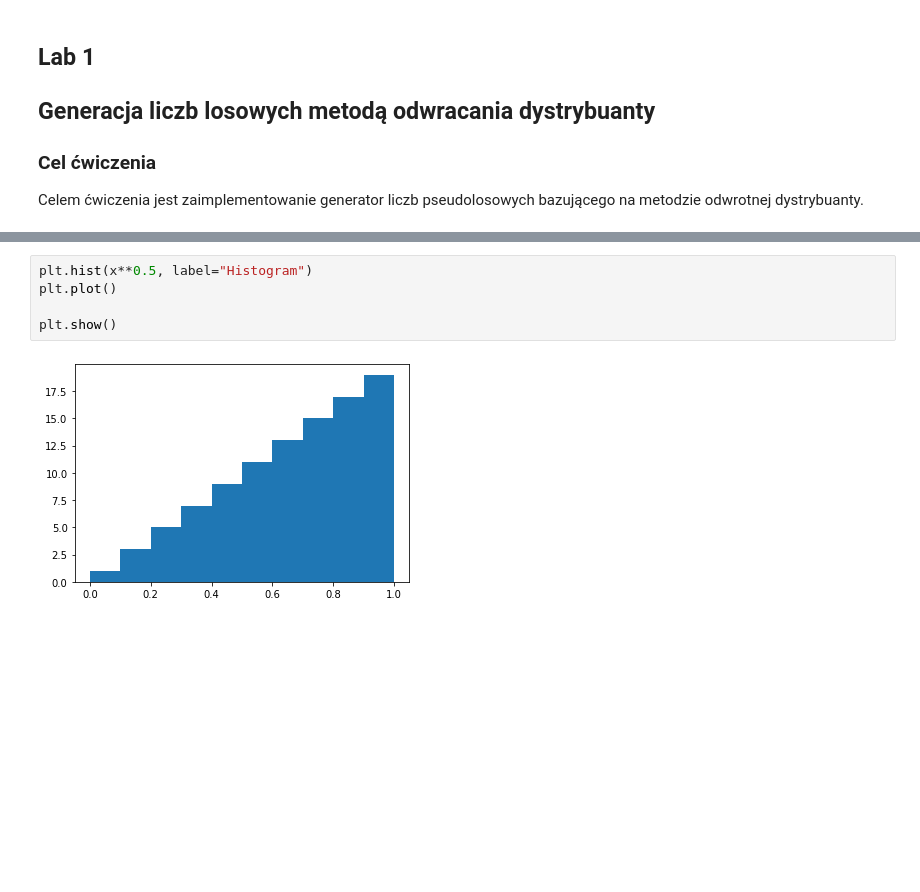
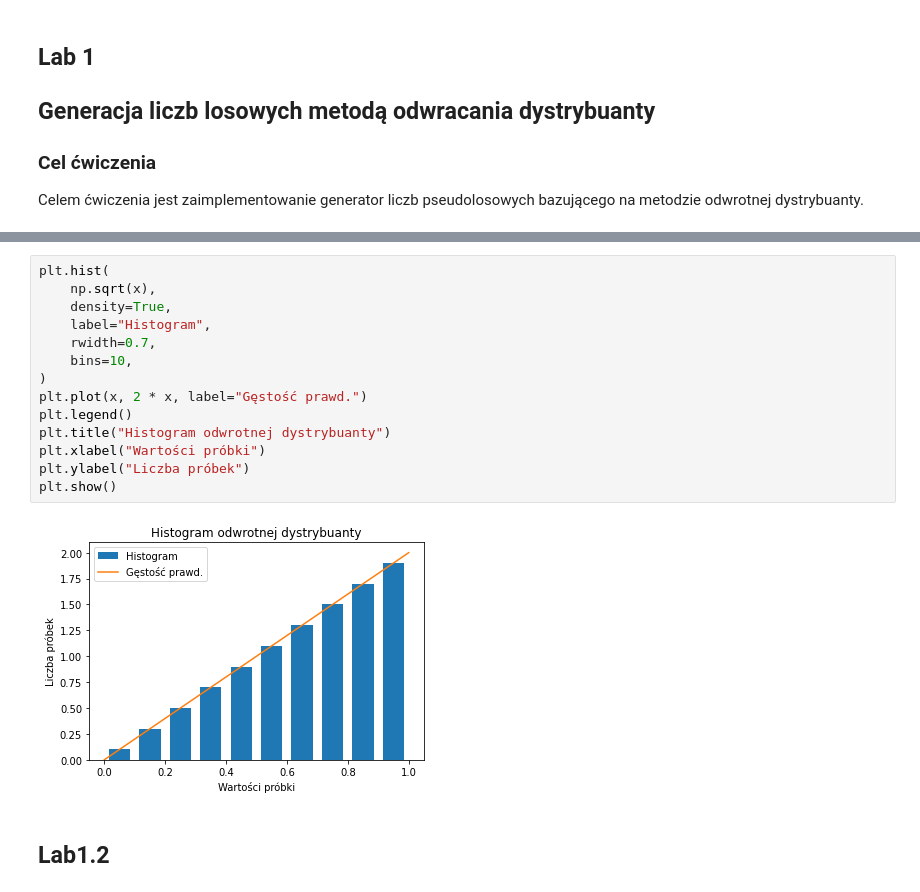
Before and after one commit to John15321/iims, a Jupyter notebook: lab0.ipynb, the cells around one changed output, grey strips where cells are left out. Drawn from its saved outputs; the diff is of its cells as text; blank space fills up the shorter version.

```diff
--- a/lab0.ipynb
+++ b/lab0.ipynb
@@ -249,7 +253,18 @@ plt.show()
-# %%
-plt.hist(x**0.5, label="Histogram")
-plt.plot()
-
-plt.show()
-# %% [output]
-[figure, removed]
+# %%
+plt.hist(
+    np.sqrt(x),
+    density=True,
+    label="Histogram",
+    rwidth=0.7,
+    bins=10,
+)
+plt.plot(x, 2 * x, label="Gęstość prawd.")
+plt.legend()
+plt.title("Histogram odwrotnej dystrybuanty")
+plt.xlabel("Wartości próbki")
+plt.ylabel("Liczba próbek")
+plt.show()
+# %% [output]
+[figure, added]
+# %% [markdown]
+## Lab1.2
```
Also changed, not shown: parts of 3 cells of this notebook.
